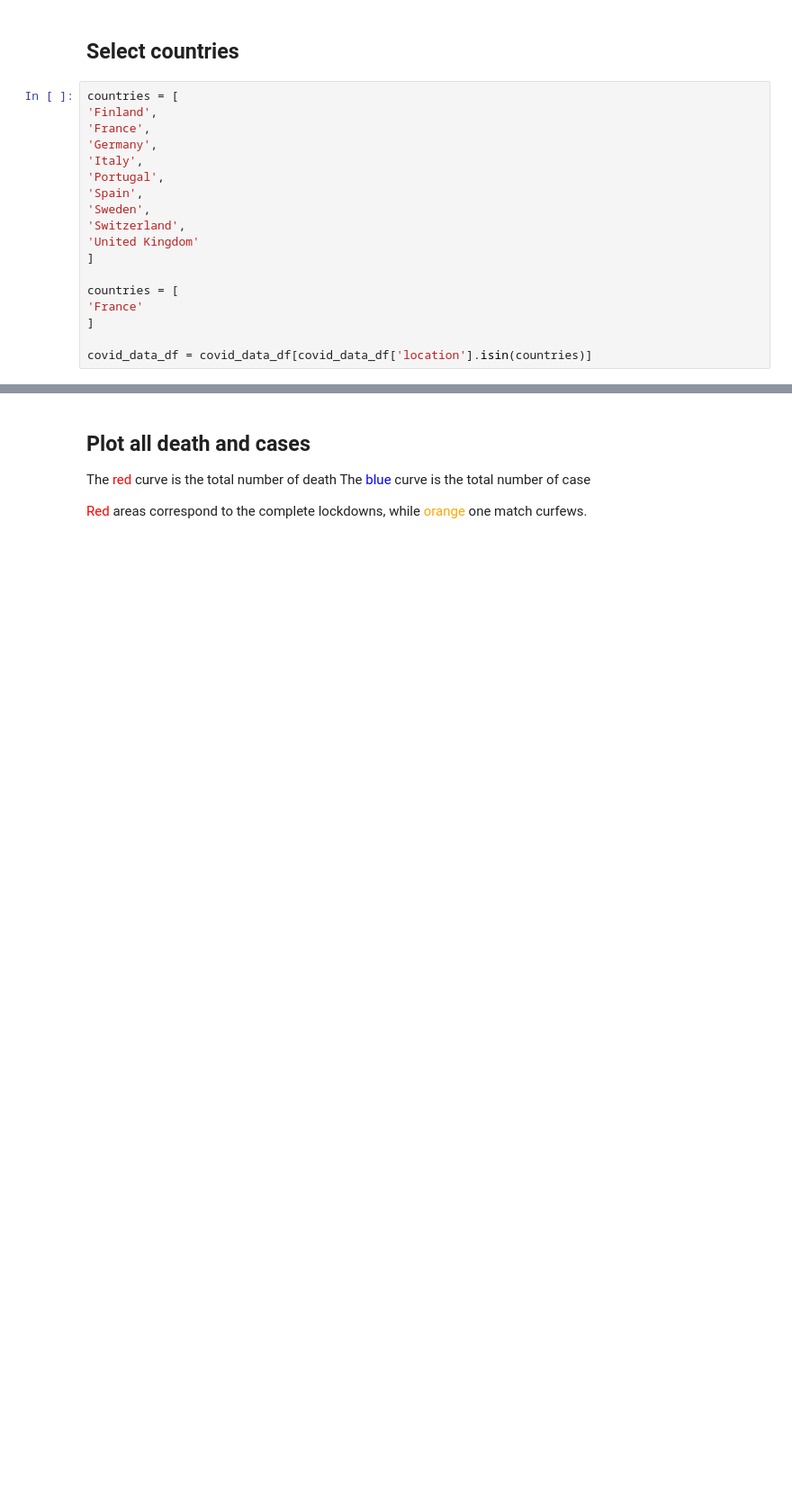
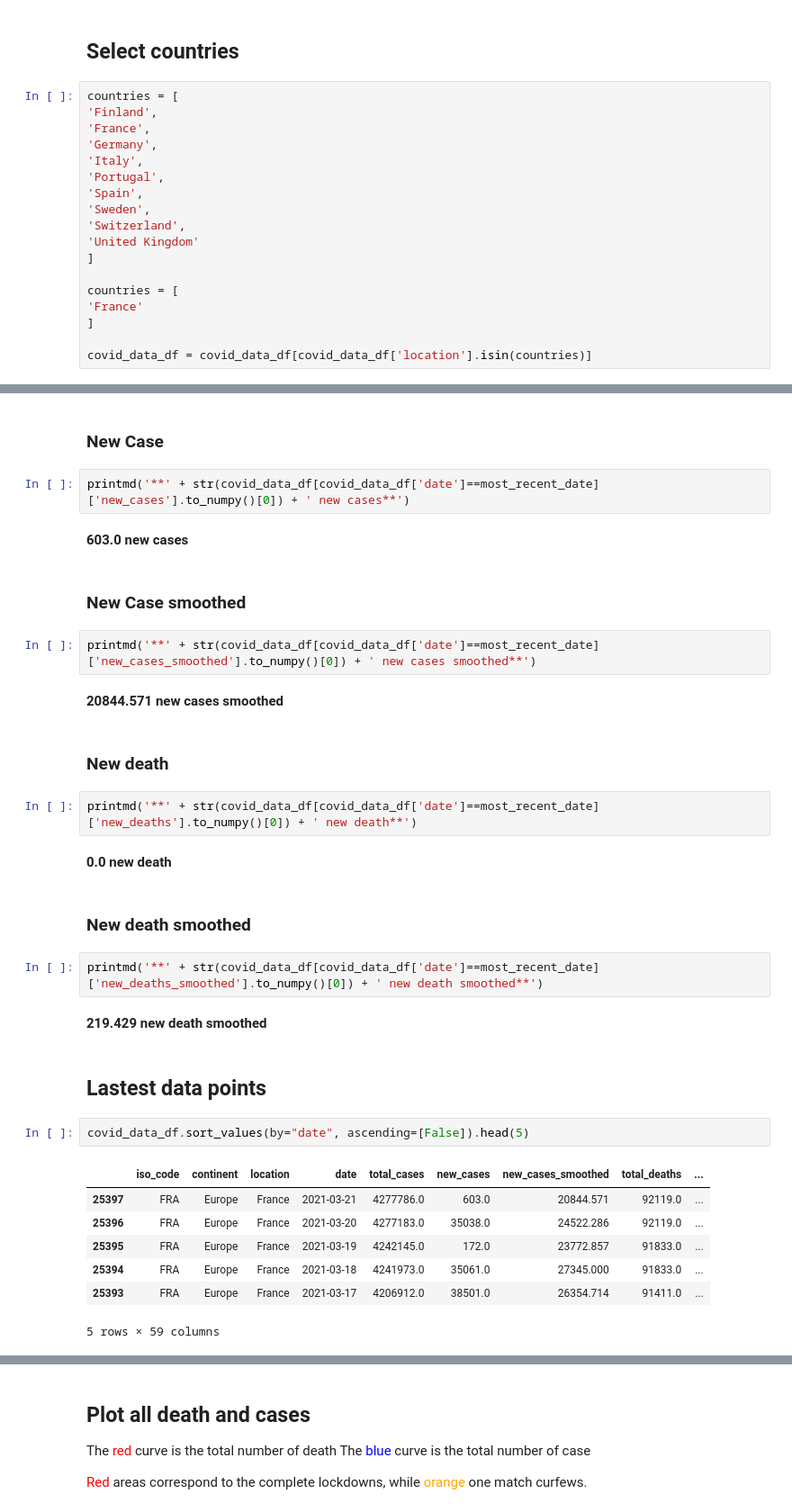
Before and after one commit to simonmoreau/covid-data, a Jupyter notebook: COVID Lockdown Effect.ipynb, the cells around one changed output, grey strips where cells are left out. Shown at 90% size. Saved outputs shown, nothing was run; the diff lists cells and outputs as text; blank space fills up the shorter version.

```diff
--- a/COVID Lockdown Effect.ipynb
+++ b/COVID Lockdown Effect.ipynb
@@ -76,0 +96,36 @@ lockdown_list = [
+# %% [markdown]
+### New Case
+# %%
+printmd('**' + str(covid_data_df[covid_data_df['date']==most_recent_date]['new_cases'].to_numpy()[0]) + ' new cases**')
+# %% [output]
+**603.0 new cases**
+# %% [markdown]
+### New Case smoothed
+# %%
+printmd('**' + str(covid_data_df[covid_data_df['date']==most_recent_date]['new_cases_smoothed'].to_numpy()[0]) + ' new cases smoothed**')
+# %% [output]
+**20844.571 new cases smoothed**
+# %% [markdown]
+### New death
+# %%
+printmd('**' + str(covid_data_df[covid_data_df['date']==most_recent_date]['new_deaths'].to_numpy()[0]) + ' new death**')
+# %% [output]
+**0.0 new death**
+# %% [markdown]
+### New death smoothed
+# %%
+printmd('**' + str(covid_data_df[covid_data_df['date']==most_recent_date]['new_deaths_smoothed'].to_numpy()[0]) + ' new death smoothed**')
+# %% [output]
+**219.429 new death smoothed**
+# %% [markdown]
+## Lastest data points
+# %%
+covid_data_df.sort_values(by="date", ascending=[False]).head(5)
+# %% [output]
+|  | iso_code | continent | location | date | total_cases | new_cases | new_cases_smoothed | total_deaths | ... |
+| 25397 | FRA | Europe | France | 2021-03-21 | 4277786.0 | 603.0 | 20844.571 | 92119.0 | ... |
+| 25396 | FRA | Europe | France | 2021-03-20 | 4277183.0 | 35038.0 | 24522.286 | 92119.0 | ... |
+| 25395 | FRA | Europe | France | 2021-03-19 | 4242145.0 | 172.0 | 23772.857 | 91833.0 | ... |
+| 25394 | FRA | Europe | France | 2021-03-18 | 4241973.0 | 35061.0 | 27345.000 | 91833.0 | ... |
+| 25393 | FRA | Europe | France | 2021-03-17 | 4206912.0 | 38501.0 | 26354.714 | 91411.0 | ... |
+5 rows × 59 columns
```
Also changed, not shown: parts of 21 cells of this notebook, 3 other files.
